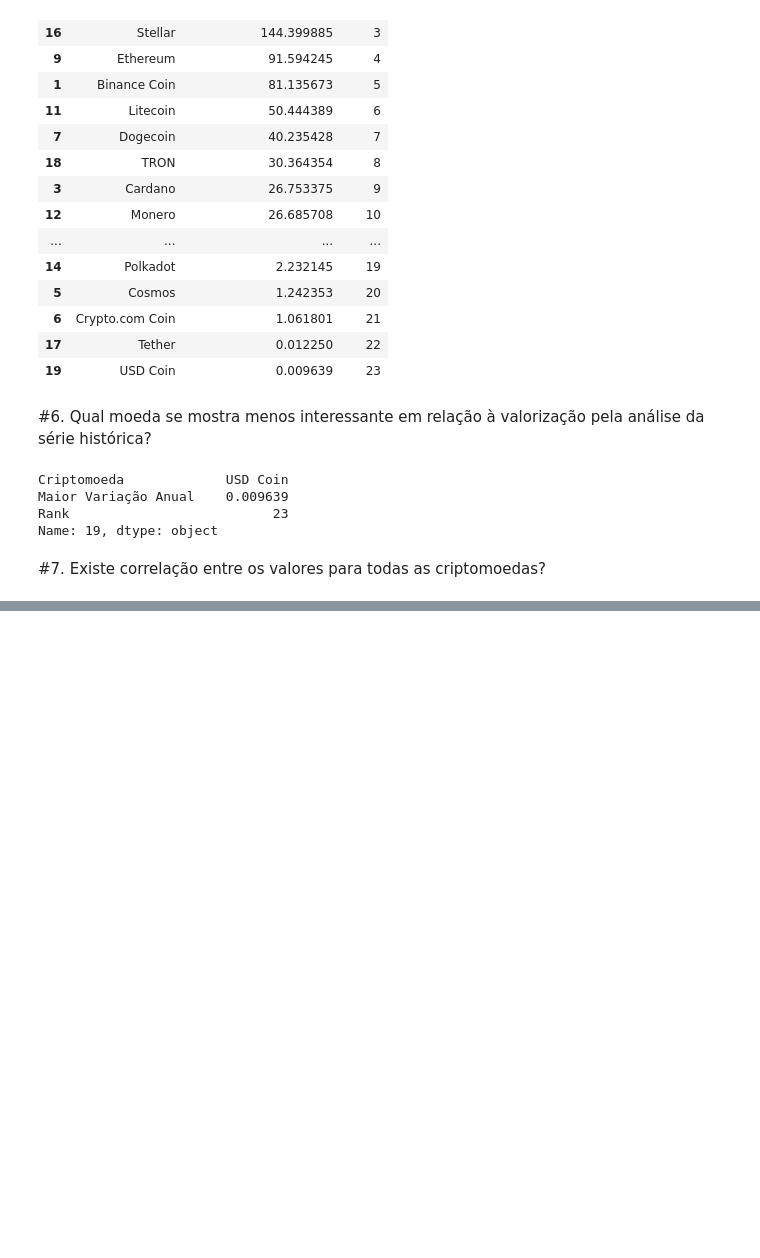
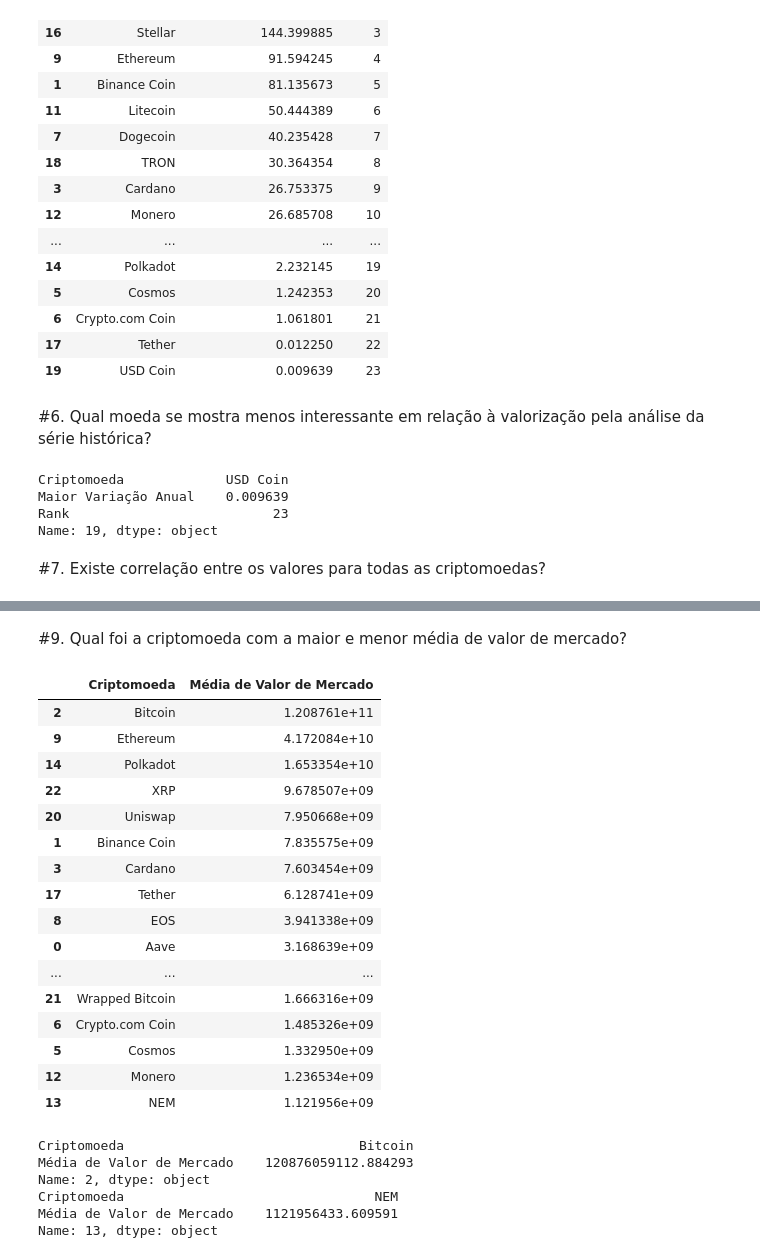
Before and after one commit to WillianXG/Projeto_Em_grupo-Modulo-3, a Jupyter notebook: grupoModulo3.ipynb, the cells around one changed output, grey strips where cells are left out. Saved outputs shown, nothing was run; the diff lists cells and outputs as text; code cells hidden in the pictures; blank space fills up the shorter version.

```diff
--- a/grupoModulo3.ipynb
+++ b/grupoModulo3.ipynb
@@ -375,0 +424,35 @@ Name: 19, dtype: object
+# %% [markdown]
+#9. Qual foi a criptomoeda com a maior e menor média de valor de mercado?
+# %%
+calcular_media_valor_mercado(criptomoedas)
+# %% [output]
+|  | Criptomoeda | Média de Valor de Mercado |
+| 2 | Bitcoin | 1.208761e+11 |
+| 9 | Ethereum | 4.172084e+10 |
+| 14 | Polkadot | 1.653354e+10 |
+| 22 | XRP | 9.678507e+09 |
+| 20 | Uniswap | 7.950668e+09 |
+| 1 | Binance Coin | 7.835575e+09 |
+| 3 | Cardano | 7.603454e+09 |
+| 17 | Tether | 6.128741e+09 |
+| 8 | EOS | 3.941338e+09 |
+| 0 | Aave | 3.168639e+09 |
+| ... | ... | ... |
+| 21 | Wrapped Bitcoin | 1.666316e+09 |
+| 6 | Crypto.com Coin | 1.485326e+09 |
+| 5 | Cosmos | 1.332950e+09 |
+| 12 | Monero | 1.236534e+09 |
+| 13 | NEM | 1.121956e+09 |
+# %%
+maiorMediaValorMercado = calcular_media_valor_mercado(criptomoedas).iloc[0]
+menorMediaValorMercado = calcular_media_valor_mercado(criptomoedas).iloc[-1]
+
+print(maiorMediaValorMercado)
+print(menorMediaValorMercado)
+# %% [output]
+Criptomoeda                              Bitcoin
+Média de Valor de Mercado    120876059112.884293
+Name: 2, dtype: object
+Criptomoeda                                NEM
+Média de Valor de Mercado    1121956433.609591
+Name: 13, dtype: object
```
Also changed, not shown: parts of 6 cells of this notebook.
